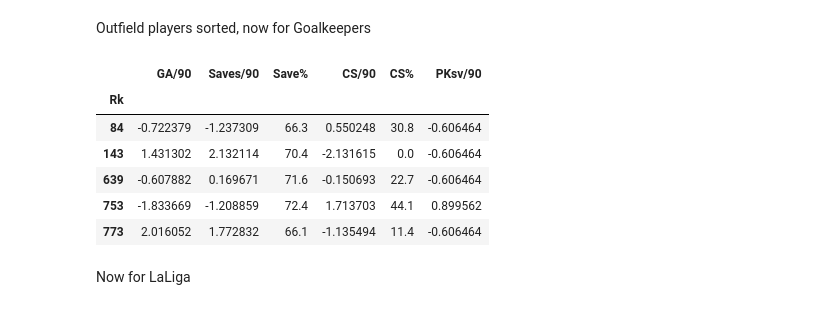
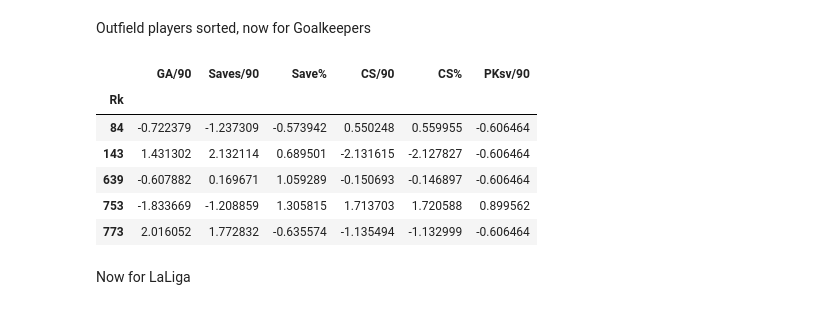
Before and after one commit to grahamx24/scoutGPT, a Jupyter notebook: notebooks/explore.ipynb, the cells around one changed output. Cells and saved outputs as stored; diff of their text form; code cells hidden in the pictures.

```diff
--- a/notebooks/explore.ipynb
+++ b/notebooks/explore.ipynb
@@ -48,9 +48,9 @@ prem = players[players['Comp'] == 'eng Premier League']
 prem_outfield = prem[prem['Pos'] != 'GK']
 prem_outfield = prem[OUTFIELD_FEATURES]
 
-#Missing values found in G/Sh and G/SoT, fill with mean
-prem_outfield['G/Sh'] = prem_outfield['G/Sh'].fillna(prem_outfield['G/Sh'].mean())
-prem_outfield['G/SoT'] = prem_outfield['G/SoT'].fillna(prem_outfield['G/SoT'].mean())
+#Missing values found in G/Sh and G/SoT, fill with 0
+prem_outfield['G/Sh'] = prem_outfield['G/Sh'].fillna(0)
+prem_outfield['G/SoT'] = prem_outfield['G/SoT'].fillna(0)
 
 #Adjusting Stats on a Per 90 Basis
 cols_to_change = ['Gls', 'Ast', 'Sh', 'Fls', 'Fld', 'Off', 'Int', 'TklW']
@@ -69,12 +69,12 @@ prem_outfield.head()
 | 40 | 0.000000 | 0.000000 | 0.819672 | 0.25 | 0.00 | 0.00 | 0.819672 | 0.409836 | 0.081967 | 1.147541 | 1.721311 |
 | 55 | 0.000000 | 0.000000 | 0.681818 | 0.06 | 0.00 | 0.00 | 0.738636 | 0.852273 | 0.000000 | 1.477273 | 1.193182 |
 # %%
-ADJUSTED_FEATURES = ['Gls/90', 'Ast/90', 'Sh/90', 'Fls/90', 'Fld/90', 'Off/90', 'Int/90', 'TklW/90',]
+ADJUSTED_FEATURES = ['Gls/90', 'Ast/90', 'Sh/90', 'SoT/90', 'G/Sh', 'G/SoT', 'Fls/90', 'Fld/90', 'Off/90', 'Int/90', 'TklW/90',]
 
 scaler = StandardScaler()
 
 prem_outfield[ADJUSTED_FEATURES] = scaler.fit_transform(prem_outfield[ADJUSTED_FEATURES])
-prem_outfield
+prem_outfield.head()
 # %% [output]
 |  | Gls/90 | Ast/90 | Sh/90 | SoT/90 | G/Sh | G/SoT | Fls/90 | Fld/90 | Off/90 | Int/90 | TklW/90 |
 | Rk |  |  |  |  |  |  |  |  |  |  |  |
@@ -95,26 +88,26 @@ Outfield players sorted, now for Goalkeepers
 # %%
 prem_keepers = prem[prem['Pos'] == 'GK']
 prem_keepers = prem_keepers[GOAL_KEEPER_FEATURES]
 #found no missing values
 
 cols_to_change = ['GA', 'Saves', 'CS', 'PKsv']
 prem_keepers[cols_to_change] = prem_keepers[cols_to_change].apply(lambda x : x / prem_keepers['90s'])
 
 prem_keepers = prem_keepers.rename(columns={'GA': 'GA/90', 'Saves': 'Saves/90', 'CS':'CS/90', 'PKsv': 'PKsv/90'})
 prem_keepers = prem_keepers.drop(columns='90s')
 
-ADJUSTED_COLS = ['GA/90', 'Saves/90', 'CS/90', 'PKsv/90']
+ADJUSTED_COLS = ['GA/90', 'Saves/90', 'Save%', 'CS%', 'CS/90', 'PKsv/90']
 prem_keepers[ADJUSTED_COLS] = scaler.fit_transform(prem_keepers[ADJUSTED_COLS])
 
 prem_keepers.head()
 # %% [output]
 |  | GA/90 | Saves/90 | Save% | CS/90 | CS% | PKsv/90 |
 | Rk |  |  |  |  |  |  |
-| 84 | -0.722379 | -1.237309 | 66.3 | 0.550248 | 30.8 | -0.606464 |
-| 143 | 1.431302 | 2.132114 | 70.4 | -2.131615 | 0.0 | -0.606464 |
-| 639 | -0.607882 | 0.169671 | 71.6 | -0.150693 | 22.7 | -0.606464 |
-| 753 | -1.833669 | -1.208859 | 72.4 | 1.713703 | 44.1 | 0.899562 |
-| 773 | 2.016052 | 1.772832 | 66.1 | -1.135494 | 11.4 | -0.606464 |
+| 84 | -0.722379 | -1.237309 | -0.573942 | 0.550248 | 0.559955 | -0.606464 |
+| 143 | 1.431302 | 2.132114 | 0.689501 | -2.131615 | -2.127827 | -0.606464 |
+| 639 | -0.607882 | 0.169671 | 1.059289 | -0.150693 | -0.146897 | -0.606464 |
+| 753 | -1.833669 | -1.208859 | 1.305815 | 1.713703 | 1.720588 | 0.899562 |
+| 773 | 2.016052 | 1.772832 | -0.635574 | -1.135494 | -1.132999 | -0.606464 |
 # %% [markdown]
 Now for LaLiga
 # %%
```
Also changed, not shown: parts of 15 cells of this notebook.
